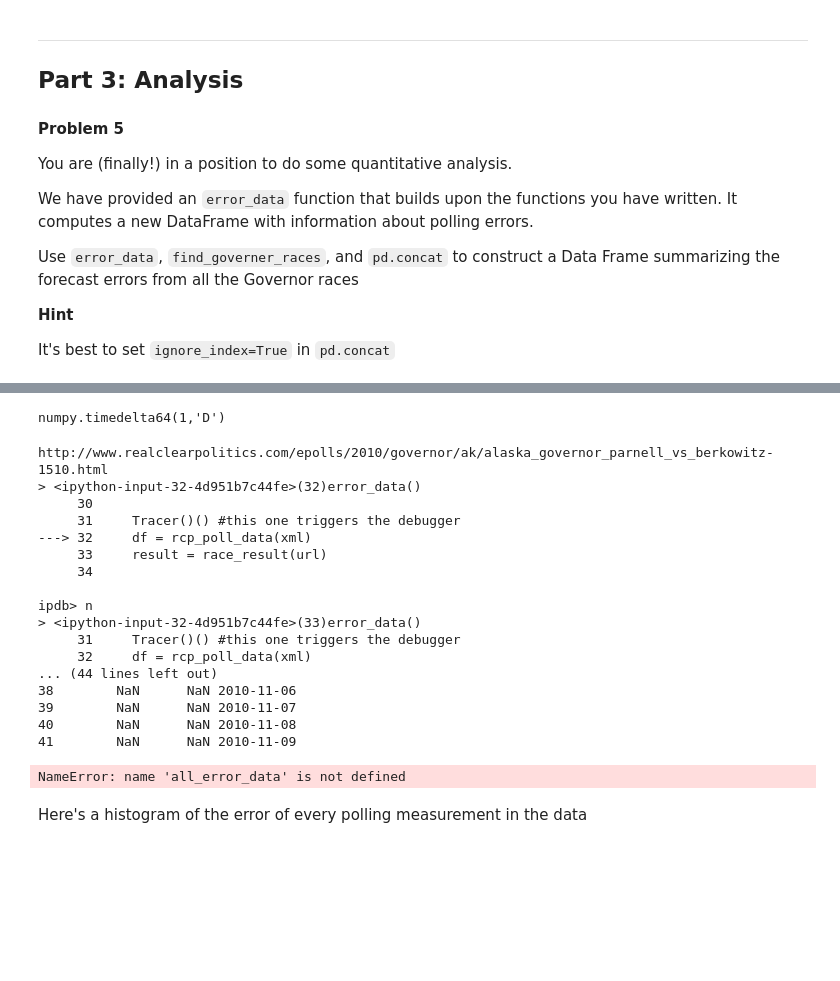
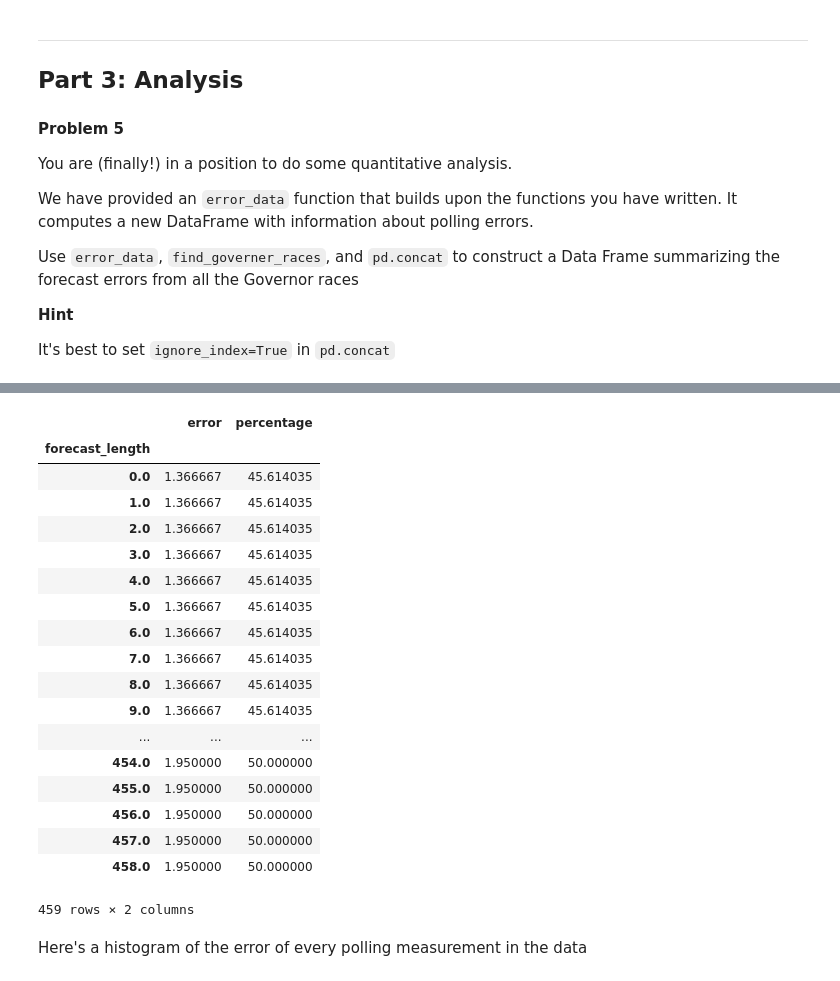
Before and after one commit to amirnasri/content, a Jupyter notebook: HW1.ipynb, the cells around one changed output, grey strips where cells are left out. Saved outputs shown, nothing was run; the diff lists cells and outputs as text; code cells hidden in the pictures; blank space fills up the shorter version.

```diff
--- a/HW1.ipynb
+++ b/HW1.ipynb
@@ -257,7 +257,7 @@ def rcp_poll_data(xml):
 
     df =  pd.DataFrame(cols)
 
-    df = df[df.notnull()]
+    df = df[df.notnull().apply(lambda x:x.all(), axis = 1)]
 
     return df
 # %%
@@ -534,7 +530,7 @@ def error_data(url):
     if len(colors) == 0:
         return pd.DataFrame()
 
-    Tracer()() #this one triggers the debugger
+    #Tracer()() #this one triggers the debugger
     df = rcp_poll_data(xml)
     result = race_result(url)
 
@@ -547,17 +543,14 @@ def error_data(url):
 
     #turn into a timeseries...
     df.index = df.date
-
     #...so that we can resample at regular, daily intervals
-    df = df.resample('D')
-    df = df.dropna()
+    #df = df.resample('D').mean()
+    #df = df.dropna()
 
     #compute forecast length in days
     #(assuming that last forecast happens on the day of the election, for simplicity)
-    print df
-    forecast_length = (df.date.max() - df.date.min()).values
-    print forecast_length
-    forecast_length = forecast_length / np.timedelta64(1)  # convert to number of days
+    forecast_length = (df.date.max() - df.date).values
+    forecast_length = forecast_length / np.timedelta64(1, 'D')  # convert to number of days
 
     #compute forecast error
     errors = {}
@@ -583,10 +576,6 @@ def error_data(url):
 
     result = pd.DataFrame(result)
     return result
-# %%
- np.timedelta64(1, 'D')
-# %% [output]
-numpy.timedelta64(1,'D')
 # %%
 """
 function
@@ -596,6 +585,12 @@ all_error_data
 Calls error_data on all races from find_governer_races(page),
 and concatenates into a single DataFrame
 
+
+
+
+
+
+
 Parameters
 -----------
 None
@@ -604,34 +599,38 @@ Examples
 --------
 df = all_error_data()
 """
-#def all_error_data(page):
+def all_error_data():
 #for race_url in find_governer_races(page):
-page = requests.get('http://www.realclearpolitics.com/epolls/2010/governor/2010_elections_governor_map.html').text.encode('ascii', 'ignore')
-urls = find_governor_races(page)
-print urls[1]
-print error_data(urls[1])
+    page = requests.get('http://www.realclearpolitics.com/epolls/2010/governor/2010_elections_governor_map.html').text.encode('ascii', 'ignore')
+    df = pd.DataFrame()
+    urls = find_governor_races(page)
+    for url in urls:
+        df = pd.concat([df, error_data(url)], ignore_index=True)
+    return df
-# %% [output]
-http://www.realclearpolitics.com/epolls/2010/governor/ak/alaska_governor_parnell_vs_berkowitz-1510.html
-> <ipython-input-32-4d951b7c44fe>(32)error_data()
-     30
-     31     Tracer()() #this one triggers the debugger
----> 32     df = rcp_poll_data(xml)
-     33     result = race_result(url)
-     34
-
-ipdb> n
-> <ipython-input-32-4d951b7c44fe>(33)error_data()
-     31     Tracer()() #this one triggers the debugger
-     32     df = rcp_poll_data(xml)
-... (44 lines left out)
-38        NaN      NaN 2010-11-06
-39        NaN      NaN 2010-11-07
-40        NaN      NaN 2010-11-08
-41        NaN      NaN 2010-11-09
 # %%
 errors = all_error_data()
-# %% [output]
-NameError: name 'all_error_data' is not defined
+# %%
+errors.groupby('forecast_length').mean()
+# %% [output]
+|  | error | percentage |
+| forecast_length |  |  |
+| 0.0 | 1.366667 | 45.614035 |
+| 1.0 | 1.366667 | 45.614035 |
+| 2.0 | 1.366667 | 45.614035 |
+| 3.0 | 1.366667 | 45.614035 |
+| 4.0 | 1.366667 | 45.614035 |
+| 5.0 | 1.366667 | 45.614035 |
+| 6.0 | 1.366667 | 45.614035 |
+| 7.0 | 1.366667 | 45.614035 |
+| 8.0 | 1.366667 | 45.614035 |
+| 9.0 | 1.366667 | 45.614035 |
+| ... | ... | ... |
+| 454.0 | 1.950000 | 50.000000 |
+| 455.0 | 1.950000 | 50.000000 |
+| 456.0 | 1.950000 | 50.000000 |
+| 457.0 | 1.950000 | 50.000000 |
+| 458.0 | 1.950000 | 50.000000 |
+459 rows × 2 columns
 # %% [markdown]
 Here's a histogram of the error of every polling measurement in the data
 # %%
```
Also changed, not shown: parts of 2 cells of this notebook.
